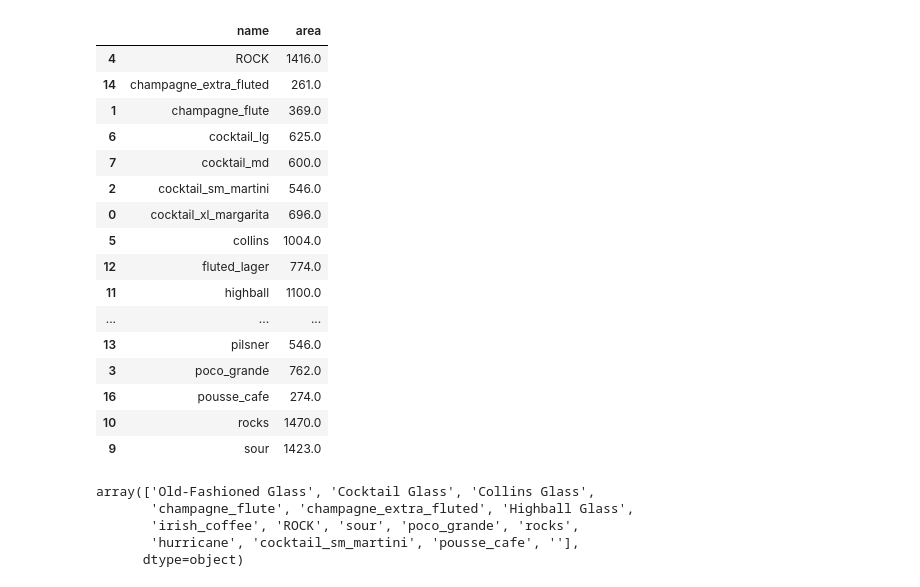
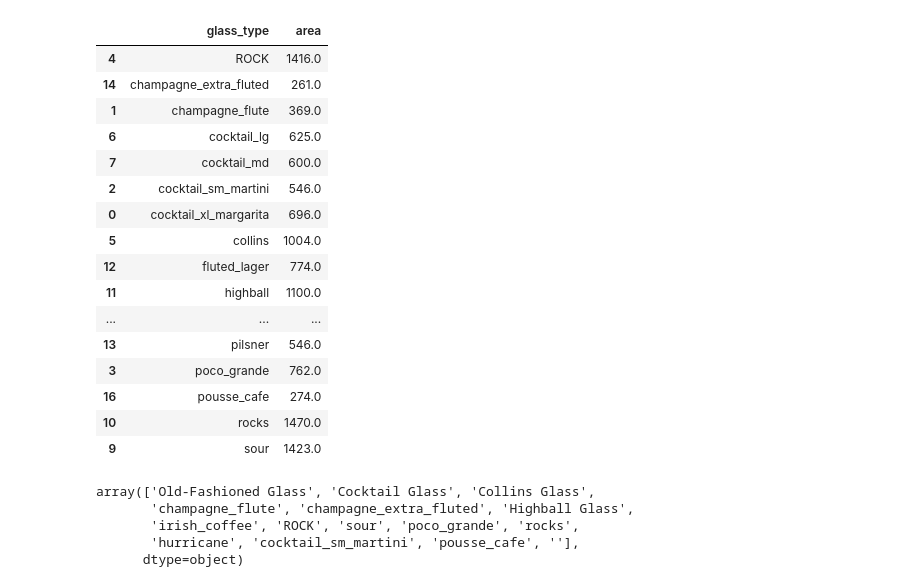
Before and after one commit to shortpoet/Final-Project, a Jupyter notebook: db_init.ipynb, the cells around one changed output. Drawn from its saved outputs; the diff is of its cells as text; code cells hidden in the pictures.

```diff
--- a/db_init.ipynb
+++ b/db_init.ipynb
@@ -168,11 +193,11 @@ glasses_df.head()
 | 3 | 762.0 | poco_grande | m 11.238,1.6429413 c 0,0 0.843577... | 33.5 | 1.5 | M 17.33604,34.049118 C 15.163032,... |
 | 4 | 1416.0 | ROCK | m 41.544,16.418 c 0,0 -0.01131,3.... | 37.5 | 16.5 | M 4.158169,53.270076 C 3.5567763,... |
 # %%
-lim_df = glasses_df[['name', 'area']]
-lim_df = lim_df.sort_values(by='name')
+lim_df = glasses_df[['glass_type', 'area']]
+lim_df = lim_df.sort_values(by='glass_type')
 lim_df
 # %% [output]
-|  | name | area |
+|  | glass_type | area |
 | 4 | ROCK | 1416.0 |
 | 14 | champagne_extra_fluted | 261.0 |
 | 1 | champagne_flute | 369.0 |
```
Also changed, not shown: parts of 6 cells of this notebook, 5 other files.
